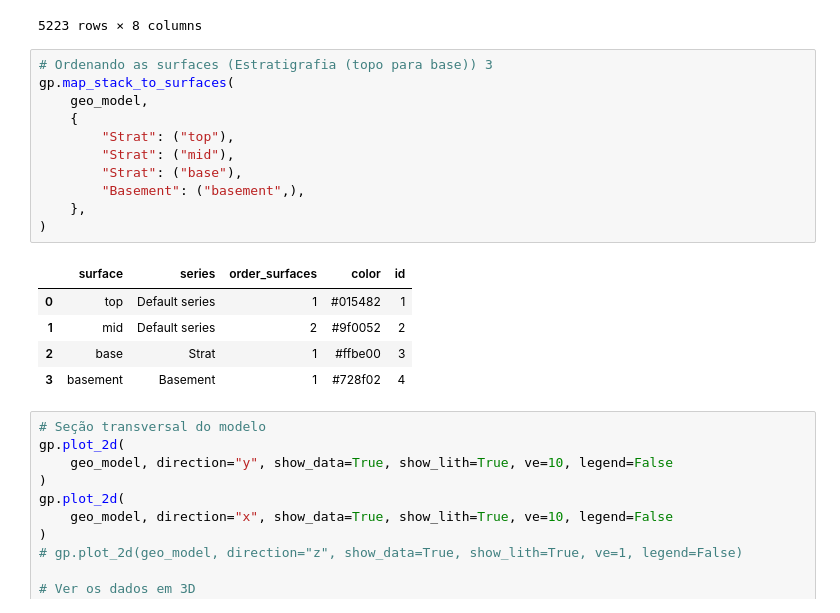
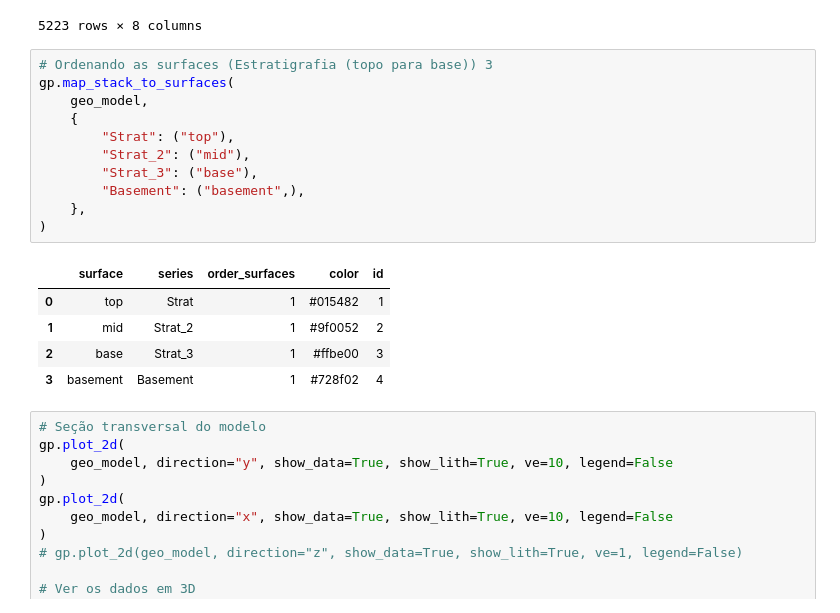
Before and after one commit to PR-4/3Dmodels, a Jupyter notebook: programs/BES/interpreted_seismics_2/Gempy 2.3.1/workflow_v1_500m_not_scaled_ajusted_3_op_zajustado500m.ipynb, the cells around one changed output. Cells and saved outputs as stored; diff of their text form.

```diff
--- a/programs/BES/interpreted_seismics_2/Gempy 2.3.1/workflow_v1_500m_not_scaled_ajusted_3_op_zajustado500m.ipynb
+++ b/programs/BES/interpreted_seismics_2/Gempy 2.3.1/workflow_v1_500m_not_scaled_ajusted_3_op_zajustado500m.ipynb
@@ -46,19 +46,19 @@ geo_model.get_data()
 # %%
 # Ordenando as surfaces (Estratigrafia (topo para base)) 3
 gp.map_stack_to_surfaces(
     geo_model,
     {
         "Strat": ("top"),
-        "Strat": ("mid"),
-        "Strat": ("base"),
+        "Strat_2": ("mid"),
+        "Strat_3": ("base"),
         "Basement": ("basement",),
     },
 )
 # %% [output]
 |  | surface | series | order_surfaces | color | id |
-| 0 | top | Default series | 1 | #015482 | 1 |
-| 1 | mid | Default series | 2 | #9f0052 | 2 |
-| 2 | base | Strat | 1 | #ffbe00 | 3 |
+| 0 | top | Strat | 1 | #015482 | 1 |
+| 1 | mid | Strat_2 | 1 | #9f0052 | 2 |
+| 2 | base | Strat_3 | 1 | #ffbe00 | 3 |
 | 3 | basement | Basement | 1 | #728f02 | 4 |
 # %%
 # Seção transversal do modelo
```
Also changed, not shown: parts of 3 cells of this notebook, 4 other files.
